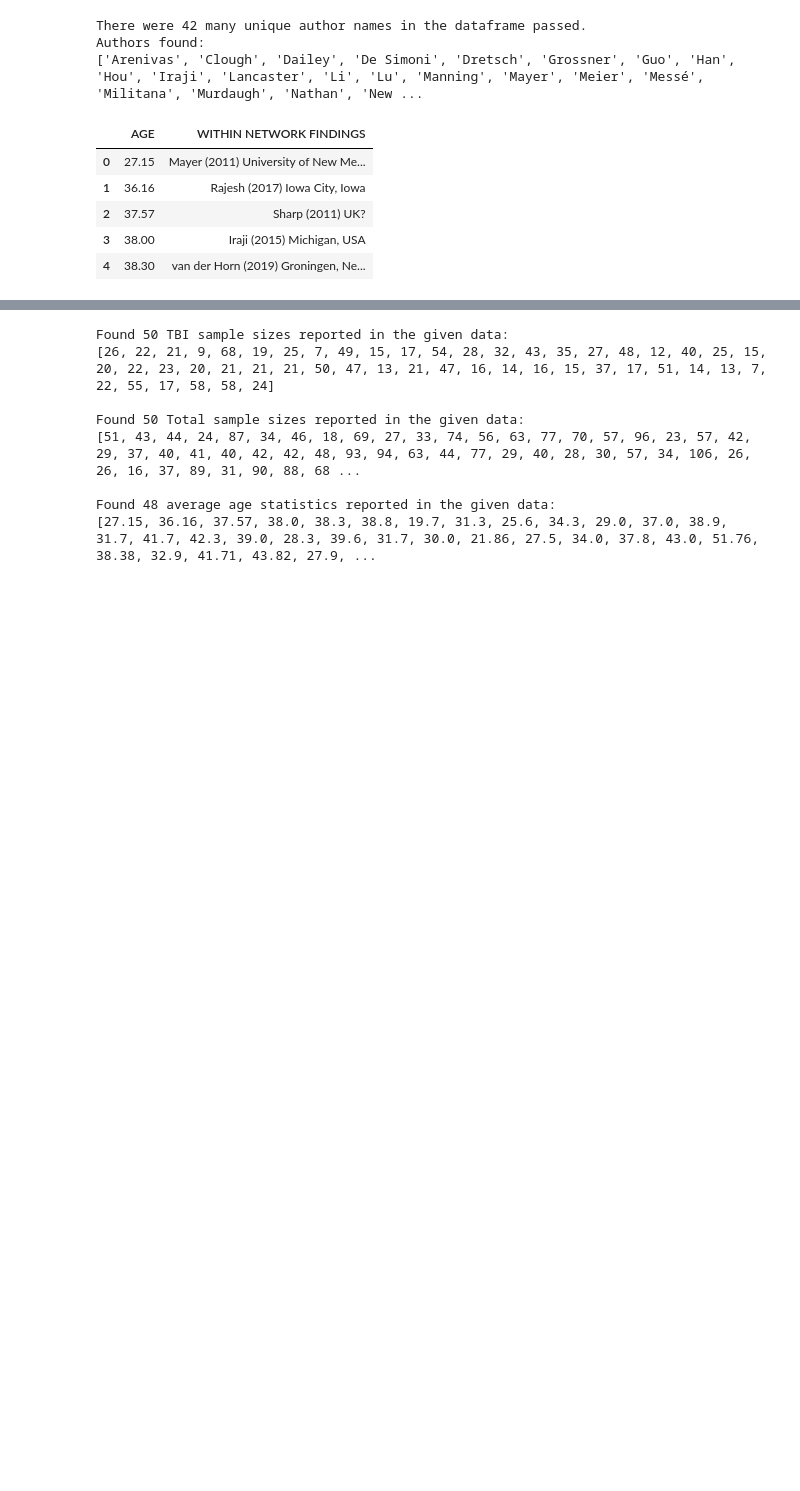
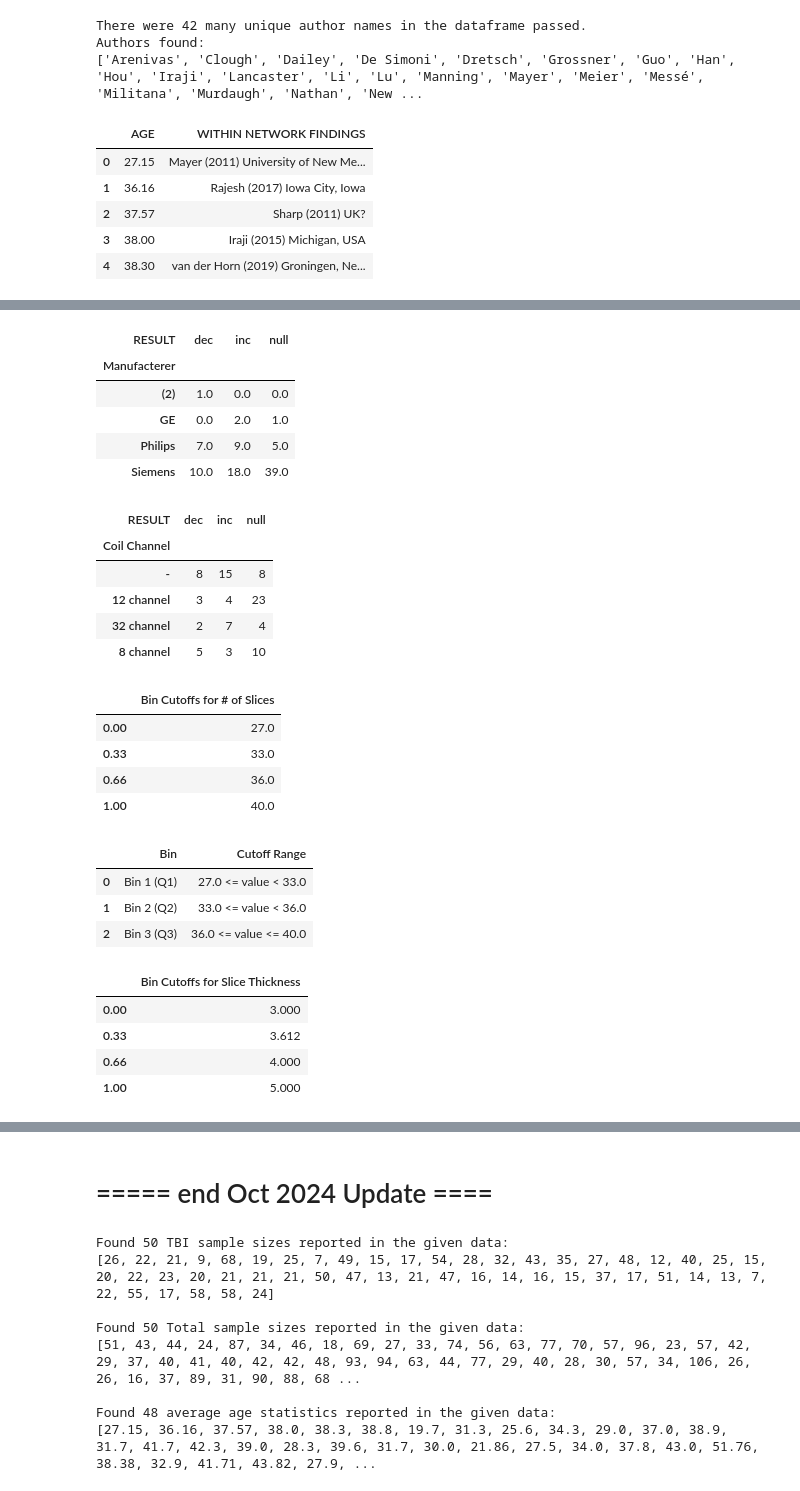
Before and after one commit to danielfrees/rsfMRI_LitReview, a Jupyter notebook: Data_Investigation_LR.ipynb, the cells around one changed output, grey strips where cells are left out. Saved outputs shown, nothing was run; the diff lists cells and outputs as text; code cells hidden in the pictures; blank space fills up the shorter version.

```diff
--- a/Data_Investigation_LR.ipynb
+++ b/Data_Investigation_LR.ipynb
@@ -156,0 +208,77 @@ Name: # of volumes, dtype: float64
+# %%
+from IPython.display import display
+import matplotlib.pyplot as plt
+
+# Convert grouped value counts to DataFrame and display nicely
+df['Manufacterer'] = df['Manufacterer'].str.split().str[0]
+result_counts_by_manufacturer = df.groupby('Manufacterer')['RESULT'].value_counts().unstack().fillna(0)
+display(result_counts_by_manufacturer)
+
+result_counts_by_coil_channel = df.groupby('Coil Channel')['RESULT'].value_counts().unstack().fillna(0)
+display(result_counts_by_coil_channel)
+
+# ======== Binning and Cleanup of the Numerics ========
+def convert_to_numeric(series):
+    series = series.replace('-', np.nan)
+    series = series.replace(r'[^0-9.]', np.nan, regex=True)
+    return pd.to_numeric(series, errors='coerce')
+
+df['# of Slices'] = convert_to_numeric(df['# of Slices'])
+df['Slice Thickness'] = convert_to_numeric(df['Slice Thickness'])
+
+# Drop rows with NaN values in '# of Slices' or 'Slice Thickness'
+df = df.dropna(subset=['# of Slices', 'Slice Thickness'])
+
+# Create quartiles for '# of Slices' and comment out Slice Thickness
+df['# of Slices Quartile'] = pd.qcut(df['# of Slices'], 3, labels=['Q1', 'Q2', 'Q3'])
+df['Slice Thickness Quartile'] = pd.qcut(df['Slice Thickness'], 3, labels=['Q1', 'Q2', 'Q3'])
+
+def display_slice_info(slices_cutoffs, title):
+    slices_cutoffs_df = slices_cutoffs.to_frame(name=f"Bin Cutoffs for {title}")
+    bin_cutoff_info = {
+        "Bin 1 (Q1)": f"{slices_cutoffs.iloc[0]} <= value < {slices_cutoffs.iloc[1]}",
+        "Bin 2 (Q2)": f"{slices_cutoffs.iloc[1]} <= value < {slices_cutoffs.iloc[2]}",
+        "Bin 3 (Q3)": f"{slices_cutoffs.iloc[2]} <= value <= {slices_cutoffs.iloc[3]}",
+    }
+    bin_cutoff_info_df = pd.DataFrame(list(bin_cutoff_info.items()), columns=['Bin', 'Cutoff Range'])
+    display(slices_cutoffs_df)
+    display(bin_cutoff_info_df)
+# Quantile summary
+slices_cutoffs = df['# of Slices'].quantile([0.0, 0.33, 0.66, 1.0])
+display_slice_info(slices_cutoffs, "# of Slices")
+slices_cutoffs = df['Slice Thickness'].quantile([0.0, 0.33, 0.66, 1.0])
+display_slice_info(slices_cutoffs, "Slice Thickness")
+
+# Convert the Series to DataFrame for better display
+result_counts_by_slices_quartile = df.groupby('# of Slices Quartile')['RESULT'].value_counts().unstack().fillna(0)
+display(result_counts_by_slices_quartile)
+
+result_counts_by_slice_thickness = df.groupby('Slice Thickness Quartile')['RESULT'].value_counts().unstack().fillna(0)
+display(result_counts_by_slice_thickness)
+# %% [output]
+| RESULT | dec | inc | null |
+| Manufacterer |  |  |  |
+| (2) | 1.0 | 0.0 | 0.0 |
+| GE | 0.0 | 2.0 | 1.0 |
+| Philips | 7.0 | 9.0 | 5.0 |
+| Siemens | 10.0 | 18.0 | 39.0 |
+| RESULT | dec | inc | null |
+| Coil Channel |  |  |  |
+| - | 8 | 15 | 8 |
+| 12 channel | 3 | 4 | 23 |
+| 32 channel | 2 | 7 | 4 |
+| 8 channel | 5 | 3 | 10 |
+|  | Bin Cutoffs for # of Slices |
+| 0.00 | 27.0 |
+| 0.33 | 33.0 |
+| 0.66 | 36.0 |
+| 1.00 | 40.0 |
+|  | Bin | Cutoff Range |
+| 0 | Bin 1 (Q1) | 27.0 <= value < 33.0 |
+| 1 | Bin 2 (Q2) | 33.0 <= value < 36.0 |
+| 2 | Bin 3 (Q3) | 36.0 <= value <= 40.0 |
+|  | Bin Cutoffs for Slice Thickness |
+| 0.00 | 3.000 |
+| 0.33 | 3.612 |
+| 0.66 | 4.000 |
+| 1.00 | 5.000 |
@@ -157,3 +299,5 @@ Name: # of volumes, dtype: float64
+# %% [markdown]
+# ===== end Oct 2024 Update ====
 # %%
 #check sample distributions
 
```
Also changed, not shown: parts of 9 cells of this notebook, 1 other file.
